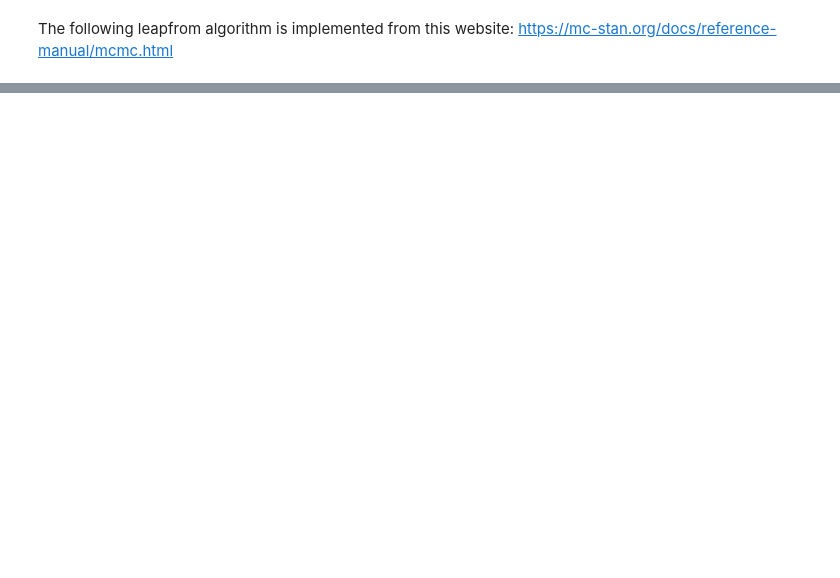
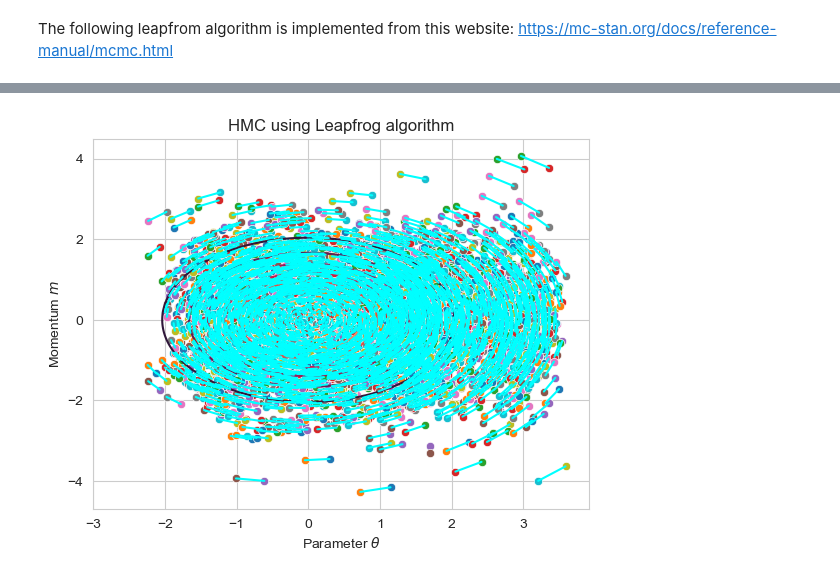
Before and after one commit to AG1-NUIW-Kolleg/Hamilton_MC, a Jupyter notebook: hamilton_monte_carlo.ipynb, the cells around one changed output, grey strips where cells are left out. Drawn from its saved outputs; the diff is of its cells as text; code cells hidden in the pictures; blank space fills up the shorter version.

```diff
--- a/hamilton_monte_carlo.ipynb
+++ b/hamilton_monte_carlo.ipynb
@@ -117,0 +112,4 @@ Text(0, 0.5, 'Momentum $m$')
+# %%
+create_hmcplot(thetas, sample_momenta, m_star_list, 5000) # first 5000 thetas
+# %% [output]
+[figure, added]
```
Also changed, not shown: parts of 7 cells of this notebook.
